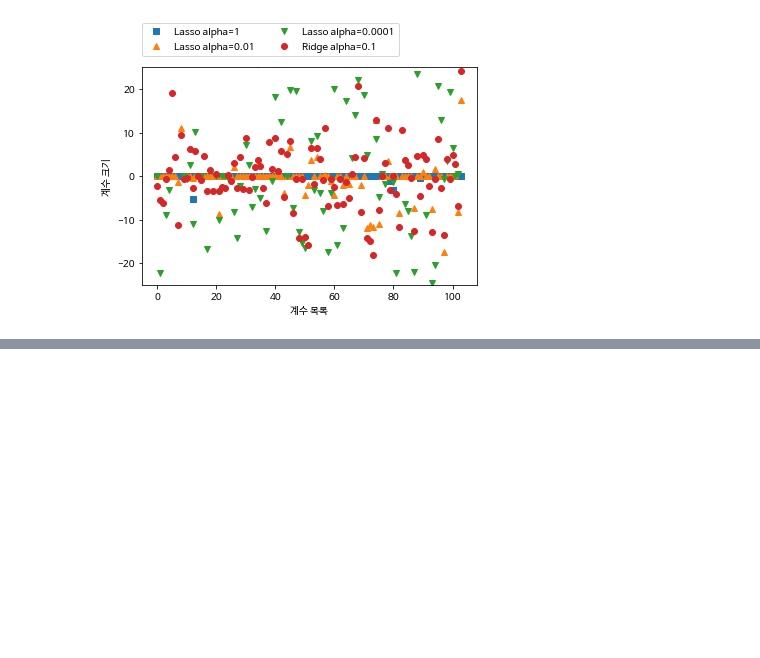
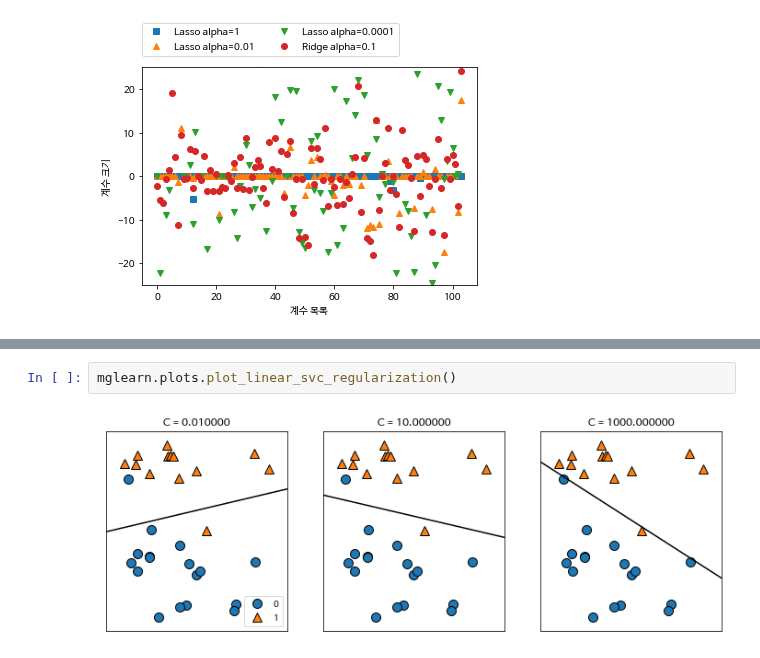
Before and after one commit to 1bin01/Machine-Learning, a Jupyter notebook: Introduction-to-Machine-Learning/Cp2_Supervised_learning.ipynb, the cells around one changed output, grey strips where cells are left out. Saved outputs shown, nothing was run; the diff lists cells and outputs as text; blank space fills up the shorter version.

```diff
--- a/Introduction-to-Machine-Learning/Cp2_Supervised_learning.ipynb
+++ b/Introduction-to-Machine-Learning/Cp2_Supervised_learning.ipynb
@@ -327,0 +348,4 @@ Text(0, 0.5, '계수 크기')
+# %%
+mglearn.plots.plot_linear_svc_regularization()
+# %% [output]
+[figure, added]
```
Also changed, not shown: parts of 7 cells of this notebook.
